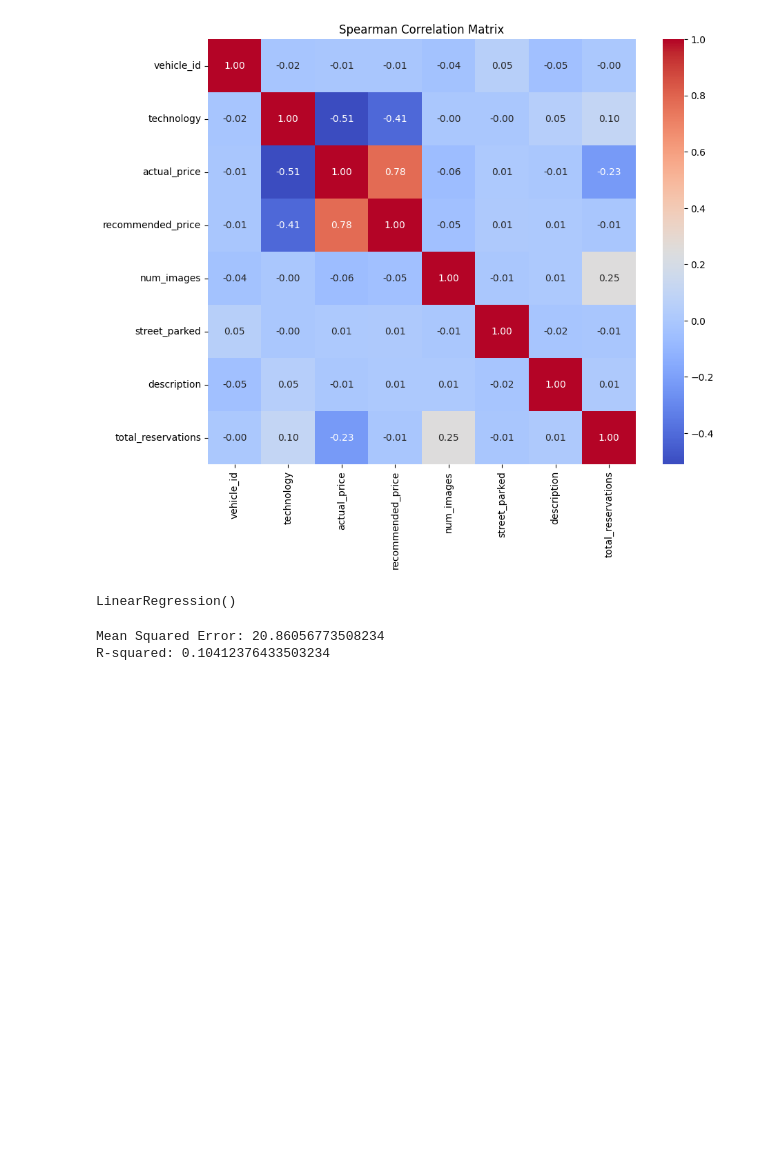
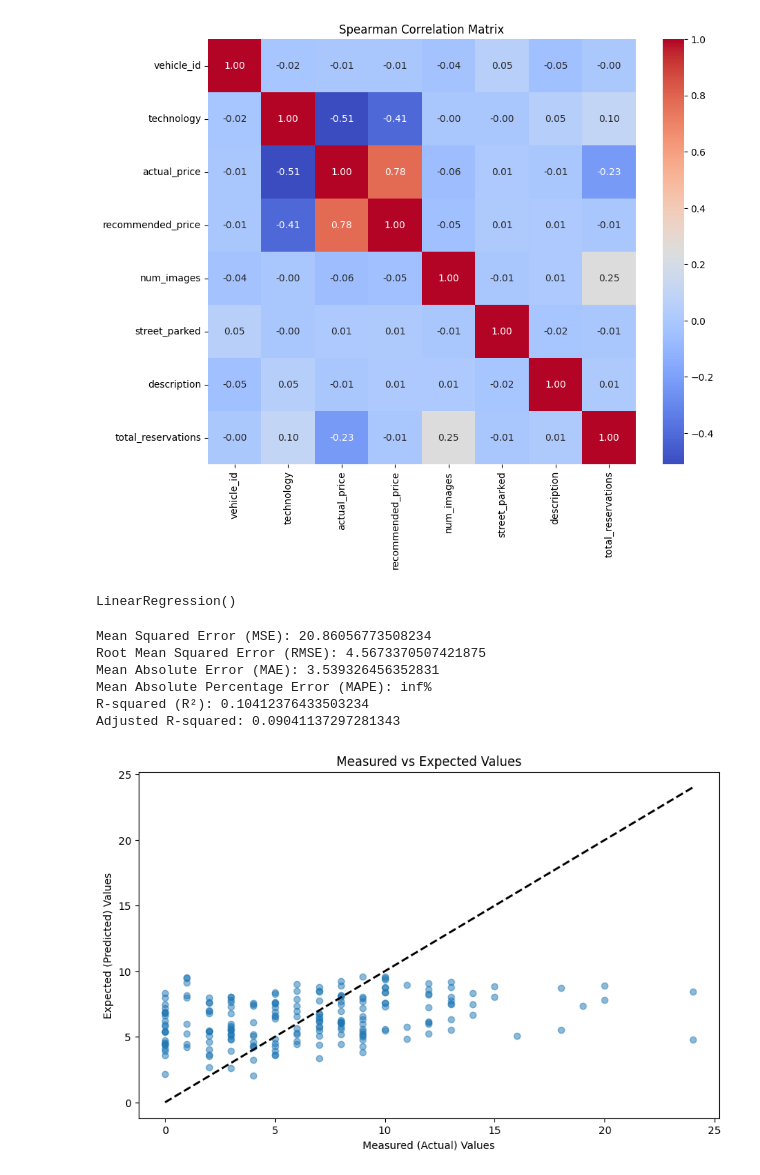
Before and after one commit to Philippe-RM/turo, a Jupyter notebook: jupyter/notebooks/analyses/statistiques.ipynb, the cells around one changed output. Cells and saved outputs as stored; diff of their text form; code cells hidden in the pictures; blank space fills up the shorter version.

```diff
--- a/jupyter/notebooks/analyses/statistiques.ipynb
+++ b/jupyter/notebooks/analyses/statistiques.ipynb
@@ -109,15 +202,20 @@ y = merged_data['total_reservations']
 # %%
 # Split the data into training and testing sets
 X_train, X_test, y_train, y_test = train_test_split(X, y, test_size=0.2, random_state=42)
+# %%
+# Scale the data for deep learning
+scaler = StandardScaler()
+X_train_scaled = scaler.fit_transform(X_train)
+X_test_scaled = scaler.transform(X_test)
 # %%
 # Initialize and train the linear regression model
 model = LinearRegression()
-model.fit(X_train, y_train)
+model.fit(X_train_scaled, y_train)
 # %% [output]
 LinearRegression()
 # %%
 # Make predictions on the test set
-y_pred = model.predict(X_test)
+y_pred = model.predict(X_test_scaled)
 # %%
 # Evaluate the model
 mse = mean_squared_error(y_test, y_pred)
@@ -125,7 +229,25 @@ r2 = r2_score(y_test, y_pred)
 # %%
-
-print(f'Mean Squared Error: {mse}')
-print(f'R-squared: {r2}')
+print(f'Mean Squared Error (MSE): {mse}')
+print(f'Root Mean Squared Error (RMSE): {rmse}')
+print(f'Mean Absolute Error (MAE): {mae}')
+print(f'Mean Absolute Percentage Error (MAPE): {mape}%')
+print(f'R-squared (R²): {r2}')
+print(f'Adjusted R-squared: {adjusted_r2}')
 # %% [output]
-Mean Squared Error: 20.86056773508234
-R-squared: 0.10412376433503234
+Mean Squared Error (MSE): 20.86056773508234
+Root Mean Squared Error (RMSE): 4.5673370507421875
+Mean Absolute Error (MAE): 3.539326456352831
+Mean Absolute Percentage Error (MAPE): inf%
+R-squared (R²): 0.10412376433503234
+Adjusted R-squared: 0.09041137297281343
+# %%
+# Plot measured vs expected values
+plt.figure(figsize=(10, 6))
+plt.scatter(y_test, y_pred, alpha=0.5)
+plt.plot([y_test.min(), y_test.max()], [y_test.min(), y_test.max()], 'k--', lw=2)  # Line y = x
+plt.xlabel('Measured (Actual) Values')
+plt.ylabel('Expected (Predicted) Values')
+plt.title('Measured vs Expected Values')
+plt.show()
+# %% [output]
+[figure, added]
```
Also changed, not shown: parts of 18 cells of this notebook.
